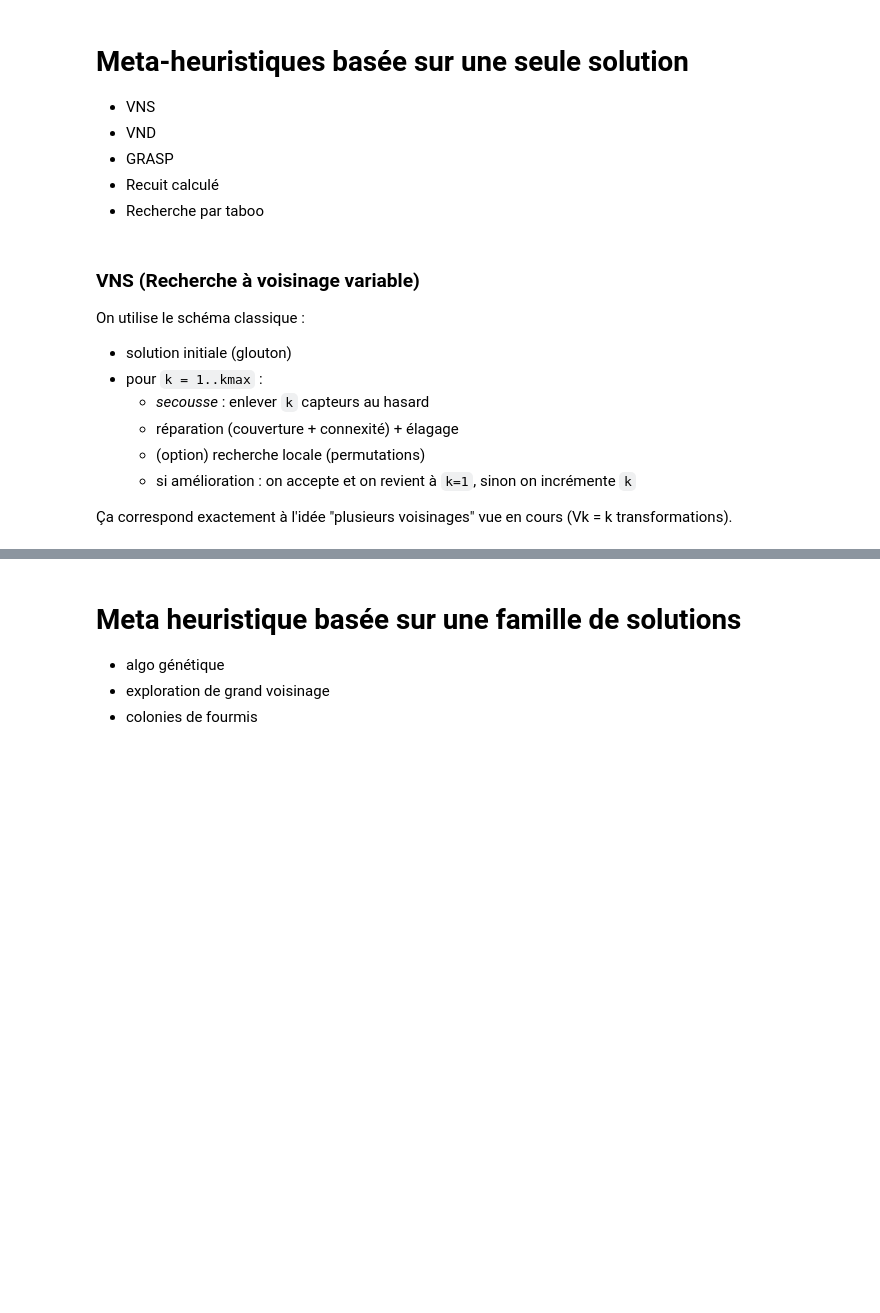
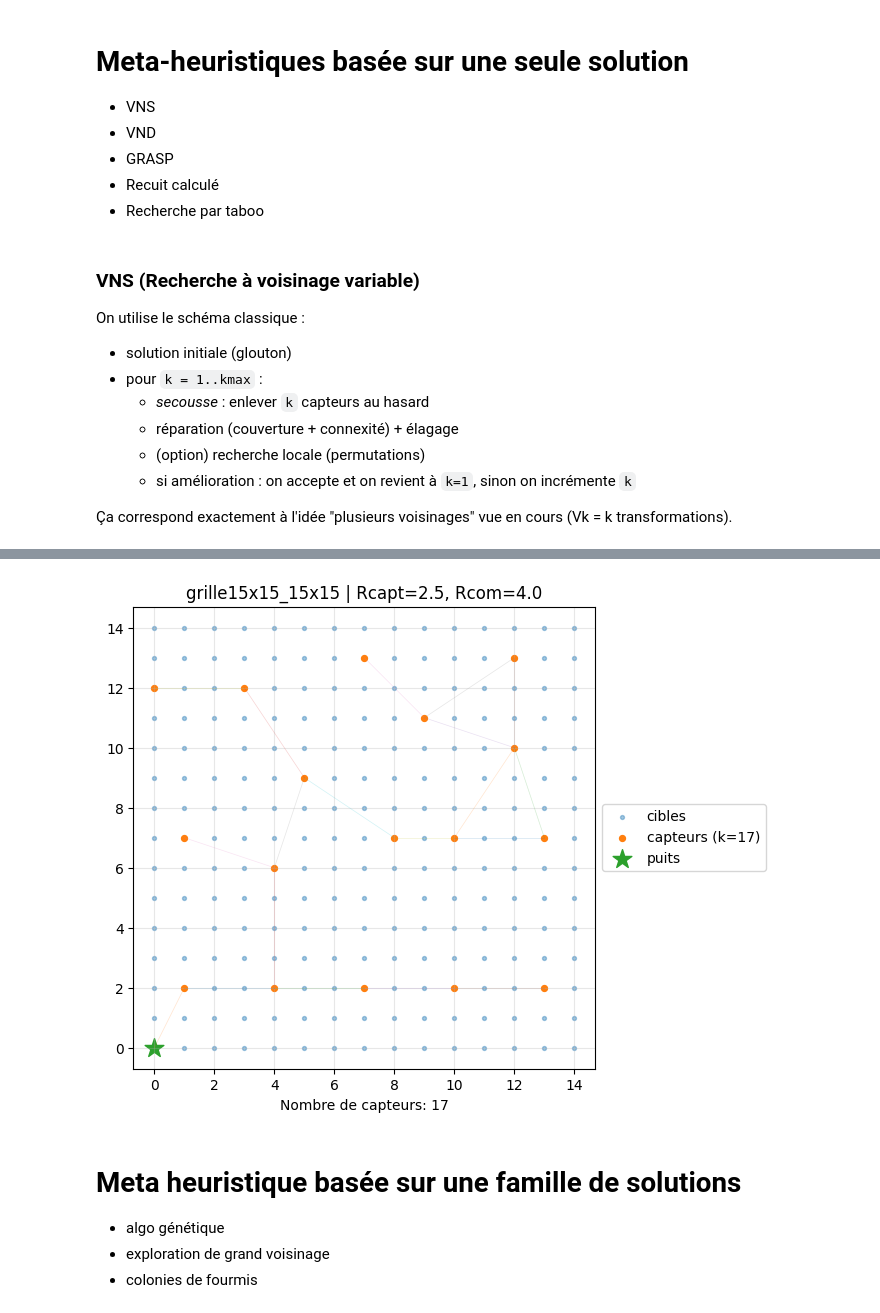
Before and after one commit to pgatt06/Meta-heuristiques, a Jupyter notebook: projet_capteurs_metaheuristiques.ipynb, the cells around one changed output, grey strips where cells are left out. Saved outputs shown, nothing was run; the diff lists cells and outputs as text; code cells hidden in the pictures; blank space fills up the shorter version.

```diff
--- a/projet_capteurs_metaheuristiques.ipynb
+++ b/projet_capteurs_metaheuristiques.ipynb
@@ -914,0 +1002,80 @@ def vns(pc: Precomputation, kmax: int=8, iters: int=60, do_swaps: bool=True) ->
+# %%
+def grasp(pc: Precomputation, max_iters: int = 100, alpha: float = 0.2, local_search_trials: int = 500) -> np.ndarray:
+    """
+    Implémente la méthode GRASP (Greedy Randomized Adaptive Search Procedure).
+
+    Args:
+        pc (Precomputation): Les données pré-calculées pour l'instance.
+        max_iters (int): Nombre maximal d'itérations.
+        alpha (float): Paramètre de contrôle pour la phase constructive (0 = purement glouton, 1 = purement aléatoire).
+        local_search_trials (int): Nombre d'essais pour la recherche locale.
+
+    Returns:
+        np.ndarray: La meilleure solution trouvée.
+    """
+    def greedy_randomized_construction(pc: Precomputation, alpha: float) -> np.ndarray:
+        """
+        Phase constructive aléatoire.
+        """
+        N = pc.inst.coords.shape[0]
+        selected = np.zeros(N, dtype=bool)
+        cov = np.zeros(N, dtype=int)
+
+        uncovered = set(range(N))
+
+        while uncovered:
+            candidates = []
+            for v in uncovered:
+                gain = 0
+                for t in pc.cover[v]:
+                    if cov[int(t)] == 0:  # Cible non couverte
+                        gain += 1
+                candidates.append((v, gain))
+
+            # Trier les candidats par gain décroissant
+            candidates.sort(key=lambda x: -x[1])
+
+            # Construire la liste restreinte des meilleurs candidats
+            max_gain = candidates[0][1]
+            min_gain = candidates[-1][1]
+            threshold = max_gain - alpha * (max_gain - min_gain)
+            restricted_list = [v for v, gain in candidates if gain >= threshold]
+
+            # Sélectionner un candidat aléatoire dans la liste restreinte
+            chosen = random.choice(restricted_list)
+
+            # Ajouter le capteur choisi
+            selected[chosen] = True
+            cov[pc.cover[chosen]] += 1
+            for t in pc.cover[chosen]:
+                uncovered.discard(int(t))
+
+        return selected
+
+    best_solution = None
+    best_fitness = float('inf')
+
+    for _ in range(max_iters):
+        # Phase constructive
+        solution = greedy_randomized_construction(pc, alpha)
+
+        # Phase de recherche locale
+        solution = local_search_swaps(solution, pc, trials=local_search_trials)
+
+        # Évaluer la solution
+        solution_fitness = fitness_penalized(solution, pc)
+
+        # Mettre à jour la meilleure solution
+        if solution_fitness < best_fitness:
+            best_solution = solution
+            best_fitness = solution_fitness
+
+    return best_solution
+
+# Exemple d'utilisation
+inst = make_grid(15, 15, sink=(0.0, 0.0), name="grille15x15")
+pc = build_precomp(inst, Rcapt=2.5, Rcom=4.0)
+sol_grasp = grasp(pc, max_iters=50, alpha=0.3, local_search_trials=300)
+print(f"GRASP: Solution trouvée avec {int(sol_grasp.sum())} capteurs, faisable? {is_feasible(sol_grasp, pc)}")
+plot_solution(sol_grasp, pc, show_links=True)
+# %% [output]
@@ -915,3 +1083,4 @@ def vns(pc: Precomputation, kmax: int=8, iters: int=60, do_swaps: bool=True) ->
+[figure, added]
 # %% [markdown]
 # Meta heuristique basée sur une famille de solutions
 
```
Also changed, not shown: parts of 10 cells of this notebook.
